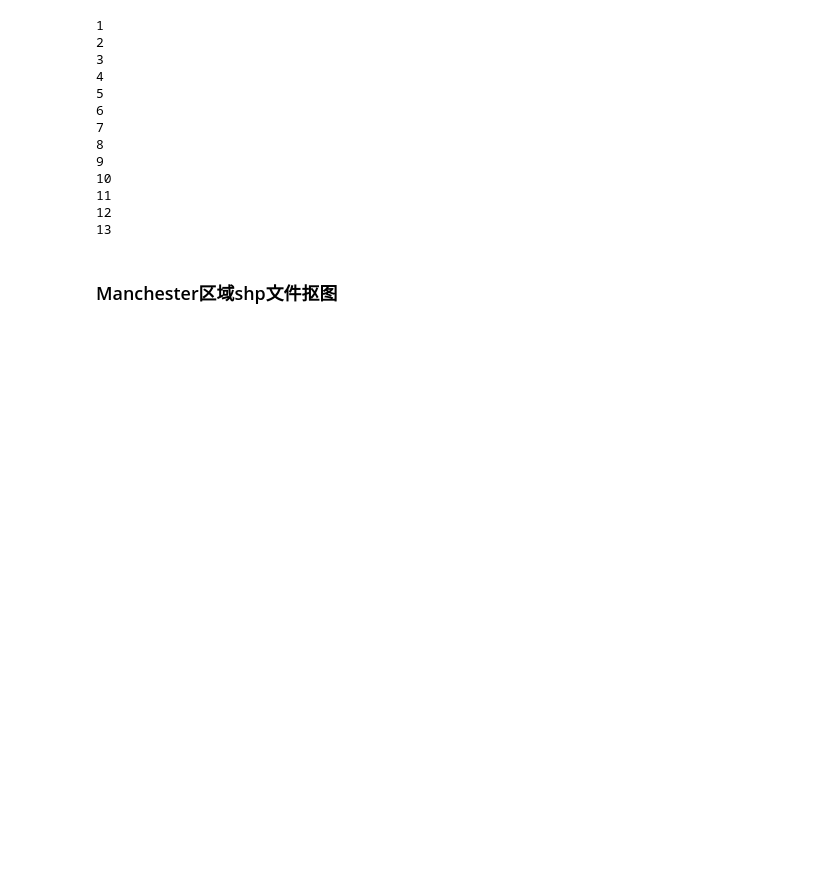
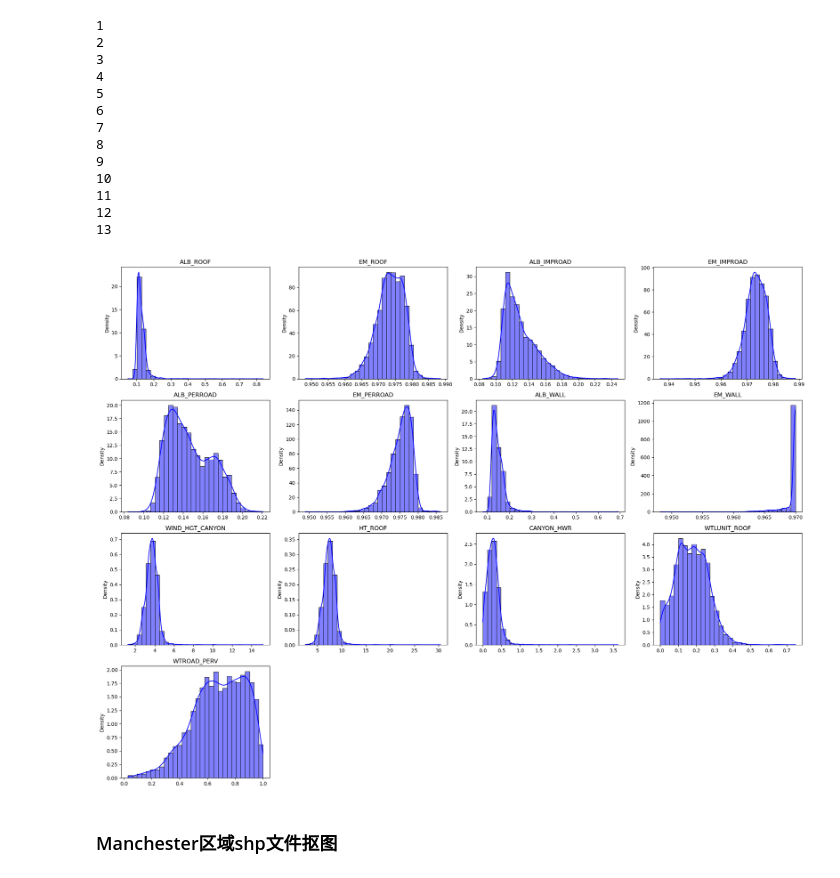
Before and after one commit to Kiccefree3105/MengqiHu-dissertation, a Jupyter notebook: 2_model_predict/ERP_visual.ipynb, the cells around one changed output. Saved outputs shown, nothing was run; the diff lists cells and outputs as text; code cells hidden in the pictures; blank space fills up the shorter version.

```diff
--- a/2_model_predict/ERP_visual.ipynb
+++ b/2_model_predict/ERP_visual.ipynb
@@ -102,6 +102,58 @@ print('13')
 11
 12
 13
+# %%
+# 绘制13个变量的概率密度图
+
+# 假设你的13个变量数据分别是这些 numpy 数组
+data_list = [
+    albroof_Man,
+    emroof_Man,
+    albimproad_Man,
+    emimproad_Man,
+    albperroad_Man,
+    emperroad_Man,
+    albwall_Man,
+    emwall_Man,
+    windhgtcanyon_Man,
+    htroof_Man,
+    canyonhwr_Man,
+    wtlunitroof_Man,
+    wtroadperv_Man
+]
+
+# 变量对应名字，用于显示在子图标题
+var_names = [
+    "ALB_ROOF",
+    "EM_ROOF",
+    "ALB_IMPROAD",
+    "EM_IMPROAD",
+    "ALB_PERROAD",
+    "EM_PERROAD",
+    "ALB_WALL",
+    "EM_WALL",
+    "WIND_HGT_CANYON",
+    "HT_ROOF",
+    "CANYON_HWR",
+    "WTLUNIT_ROOF",
+    "WTROAD_PERV"
+]
+
+# 创建画布，设定行列（这里4行4列，留1格空）
+fig, axes = plt.subplots(4, 4, figsize=(20, 15))
+axes = axes.flatten()  # 拉平，方便循环索引
+
+for i, ax in enumerate(axes):
+    if i < len(data_list):
+        sns.histplot(data_list[i].flatten(), kde=True, ax=ax, color='b', stat='density', bins=30)
+        ax.set_title(var_names[i])
+    else:
+        ax.axis('off')  # 多出来的子图隐藏
+
+plt.tight_layout()
+plt.show()
+# %% [output]
+[figure, added]
 # %% [markdown]
 ### Manchester区域shp文件抠图
 # %%
```
Also changed, not shown: parts of 28 cells of this notebook, 2 other files.
